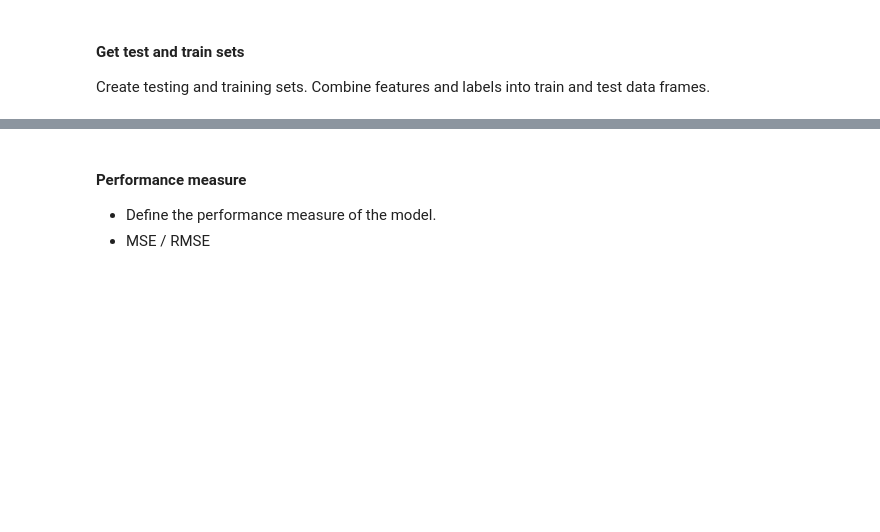
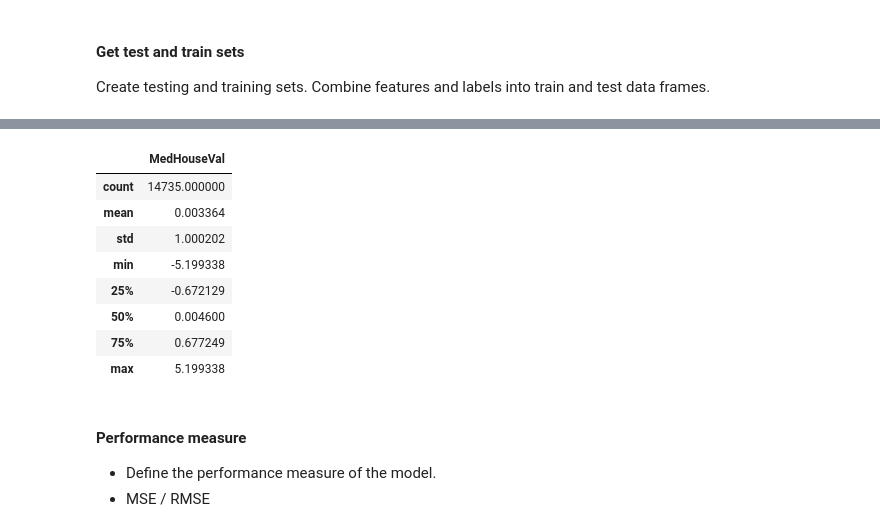
Before and after one commit to kaihulme/ml-analysis, a Jupyter notebook: notebooks/03_regression.ipynb, the cells around one changed output, grey strips where cells are left out. Drawn from its saved outputs; the diff is of its cells as text; code cells hidden in the pictures; blank space fills up the shorter version.

```diff
--- a/notebooks/03_regression.ipynb
+++ b/notebooks/03_regression.ipynb
@@ -674,3 +452,15 @@ data_test = pd.concat((y_test, X_test), axis=1)
+# %%
+y_train.describe()
+# %% [output]
+|  | MedHouseVal |
+| count | 14735.000000 |
+| mean | 0.003364 |
+| std | 1.000202 |
+| min | -5.199338 |
+| 25% | -0.672129 |
+| 50% | 0.004600 |
+| 75% | 0.677249 |
+| max | 5.199338 |
 # %% [markdown]
 #### Performance measure
 
```
Also changed, not shown: parts of 36 cells of this notebook, 2 other files.
